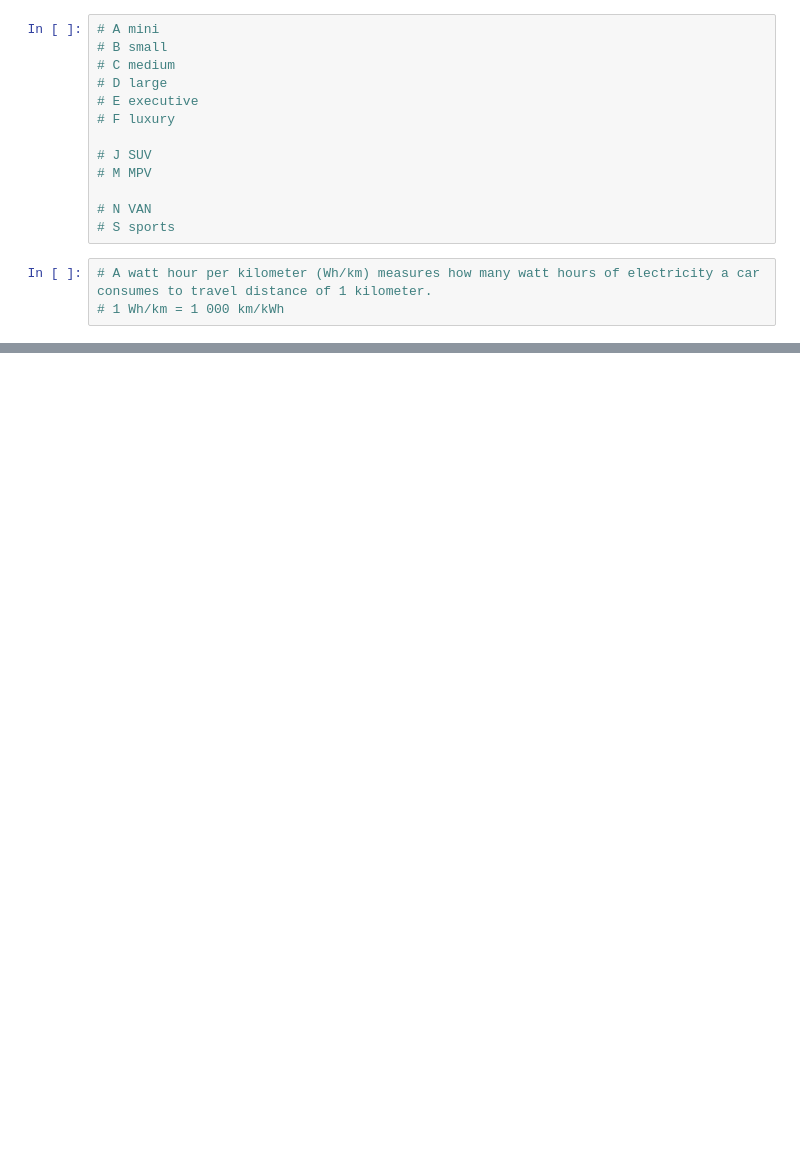
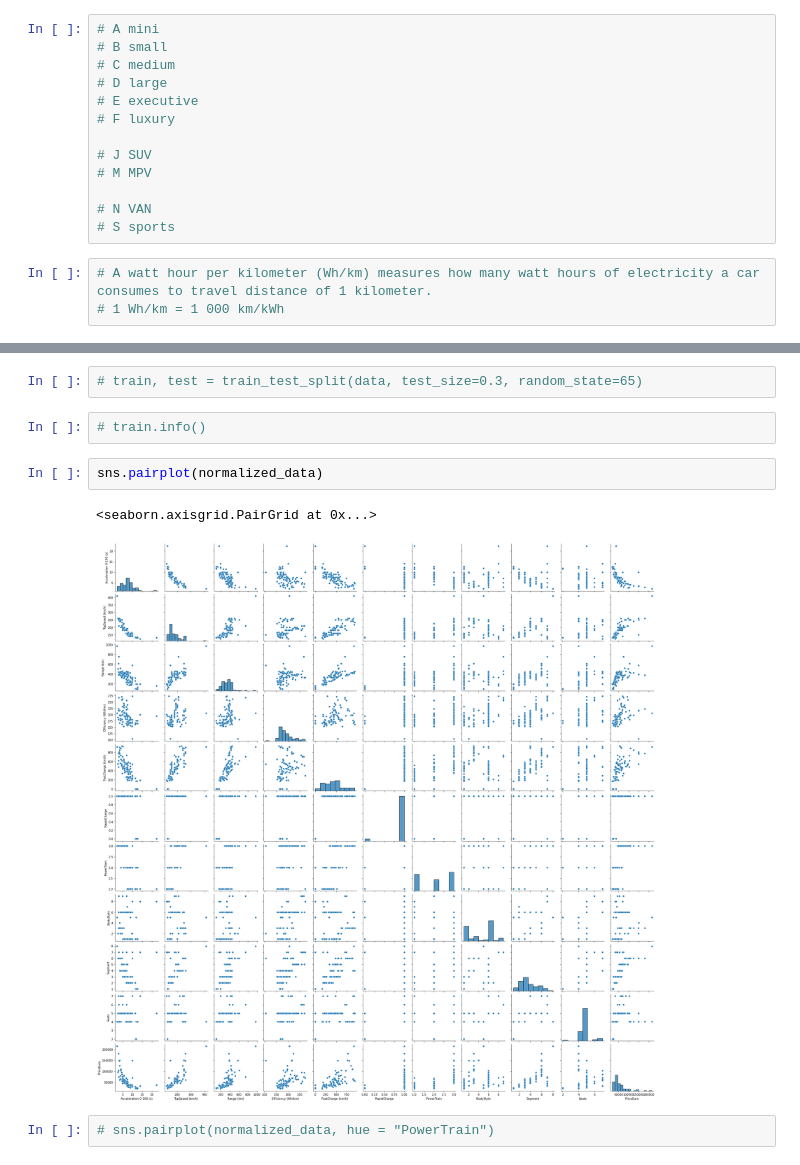
Before and after one commit to MartinJank/OZNAL, a Jupyter notebook: eda.ipynb, the cells around one changed output, grey strips where cells are left out. Saved outputs shown, nothing was run; the diff lists cells and outputs as text; blank space fills up the shorter version.

```diff
--- a/eda.ipynb
+++ b/eda.ipynb
@@ -123,0 +200,11 @@ sns.pairplot(data,hue='FastCharge (km/h)')
+# %%
+# train, test = train_test_split(data, test_size=0.3, random_state=65)
+# %%
+# train.info()
+# %%
+sns.pairplot(normalized_data)
+# %% [output]
+<seaborn.axisgrid.PairGrid at 0x...>
+[figure, added]
+# %%
+# sns.pairplot(normalized_data, hue = "PowerTrain")
```
Also changed, not shown: parts of 82 cells of this notebook.
